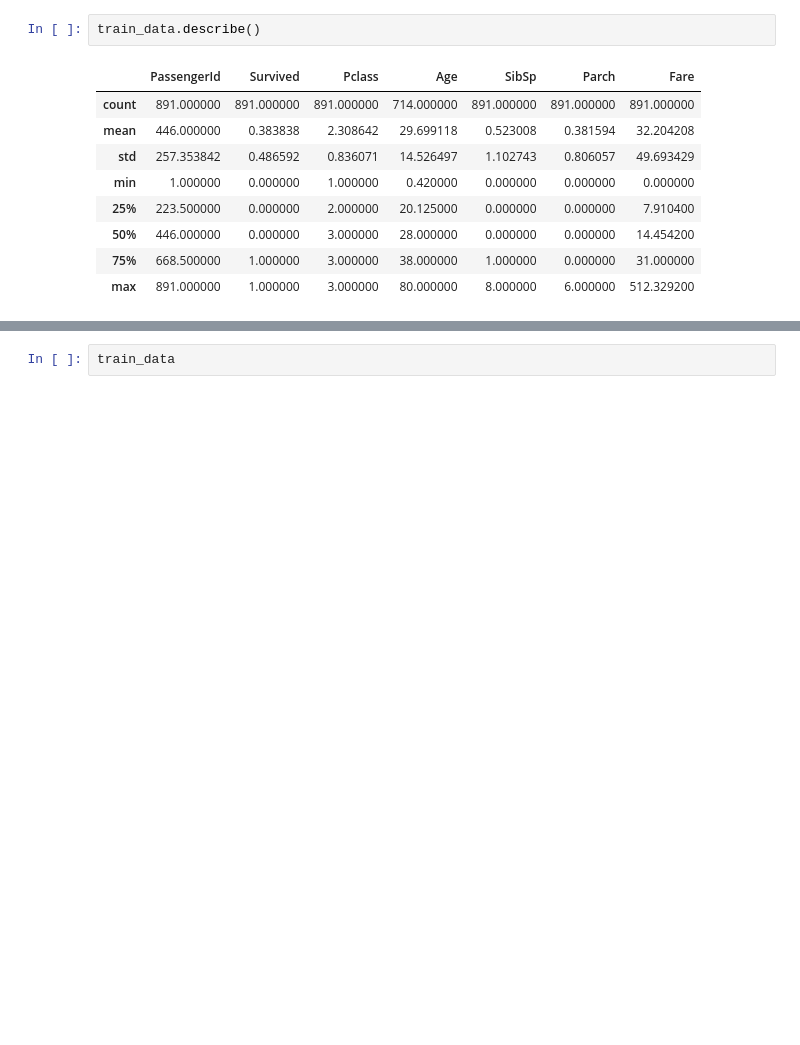
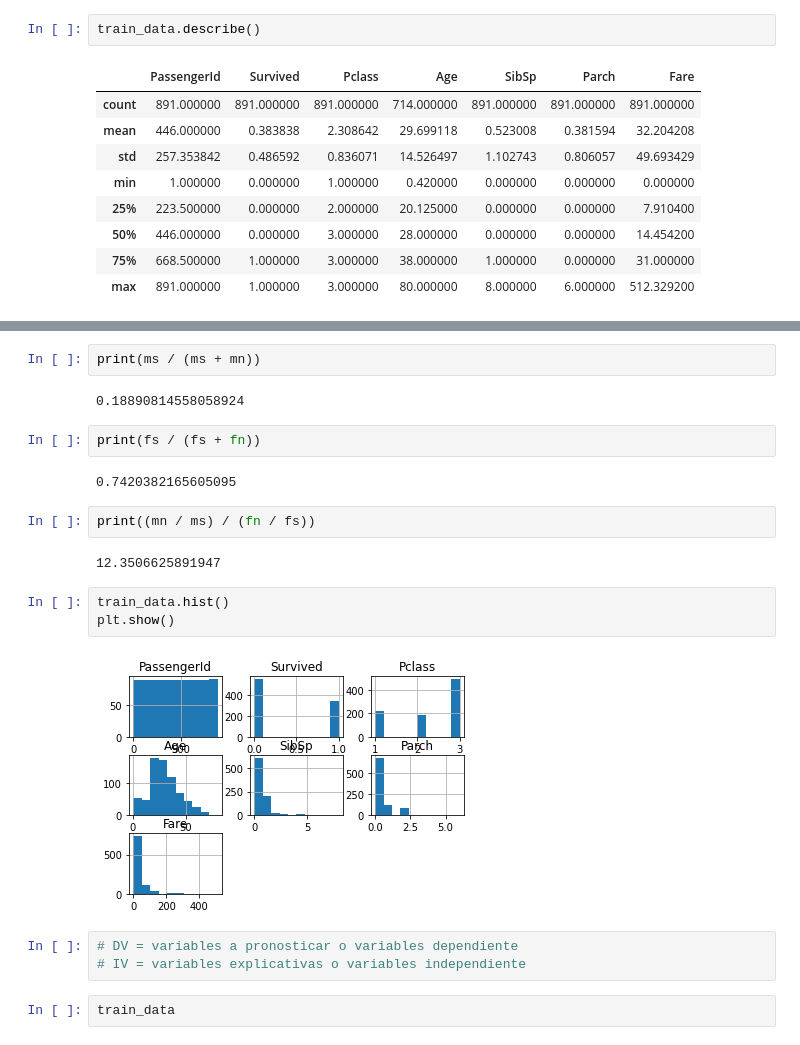
Before and after one commit to sepeca15/Data-Preprocessing-Project-Tutorial, a Jupyter notebook: exploratory-data-analysis-to-titanic/explore.ipynb, the cells around one changed output, grey strips where cells are left out. Saved outputs shown, nothing was run; the diff lists cells and outputs as text; blank space fills up the shorter version.

```diff
--- a/exploratory-data-analysis-to-titanic/explore.ipynb
+++ b/exploratory-data-analysis-to-titanic/explore.ipynb
@@ -124,3 +163,23 @@ train_data.describe()
+# %%
+print(ms / (ms + mn))
+# %% [output]
+0.18890814558058924
+# %%
+print(fs / (fs + fn))
+# %% [output]
+0.7420382165605095
+# %%
+print((mn / ms) / (fn / fs))
+# %% [output]
+12.3506625891947
+# %%
+train_data.hist()
+plt.show()
+# %% [output]
+[figure, added]
+# %%
+# DV = variables a pronosticar o variables dependiente
+# IV = variables explicativas o variables independiente
 # %%
 train_data
 # %%
```
Also changed, not shown: parts of 11 cells of this notebook.
